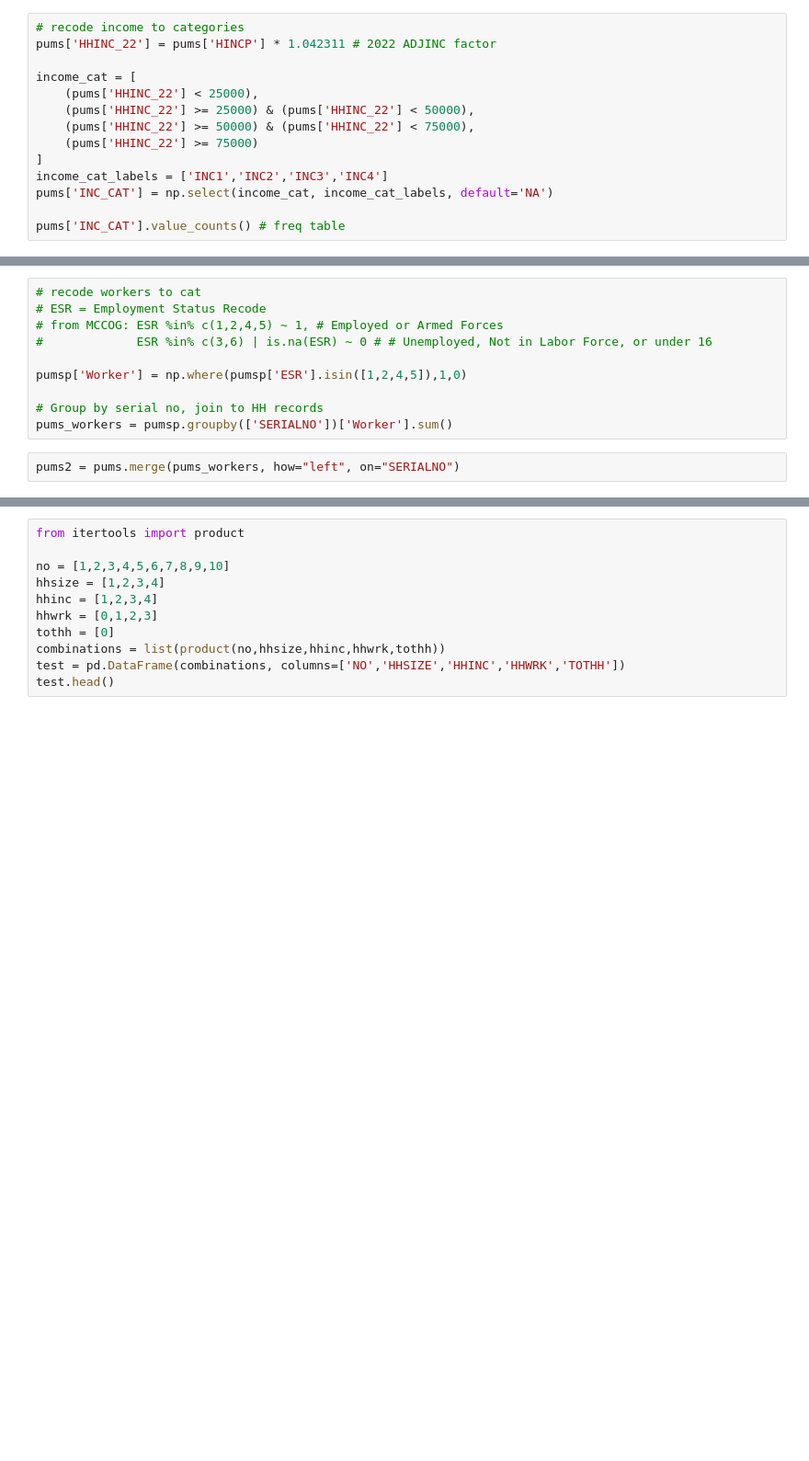
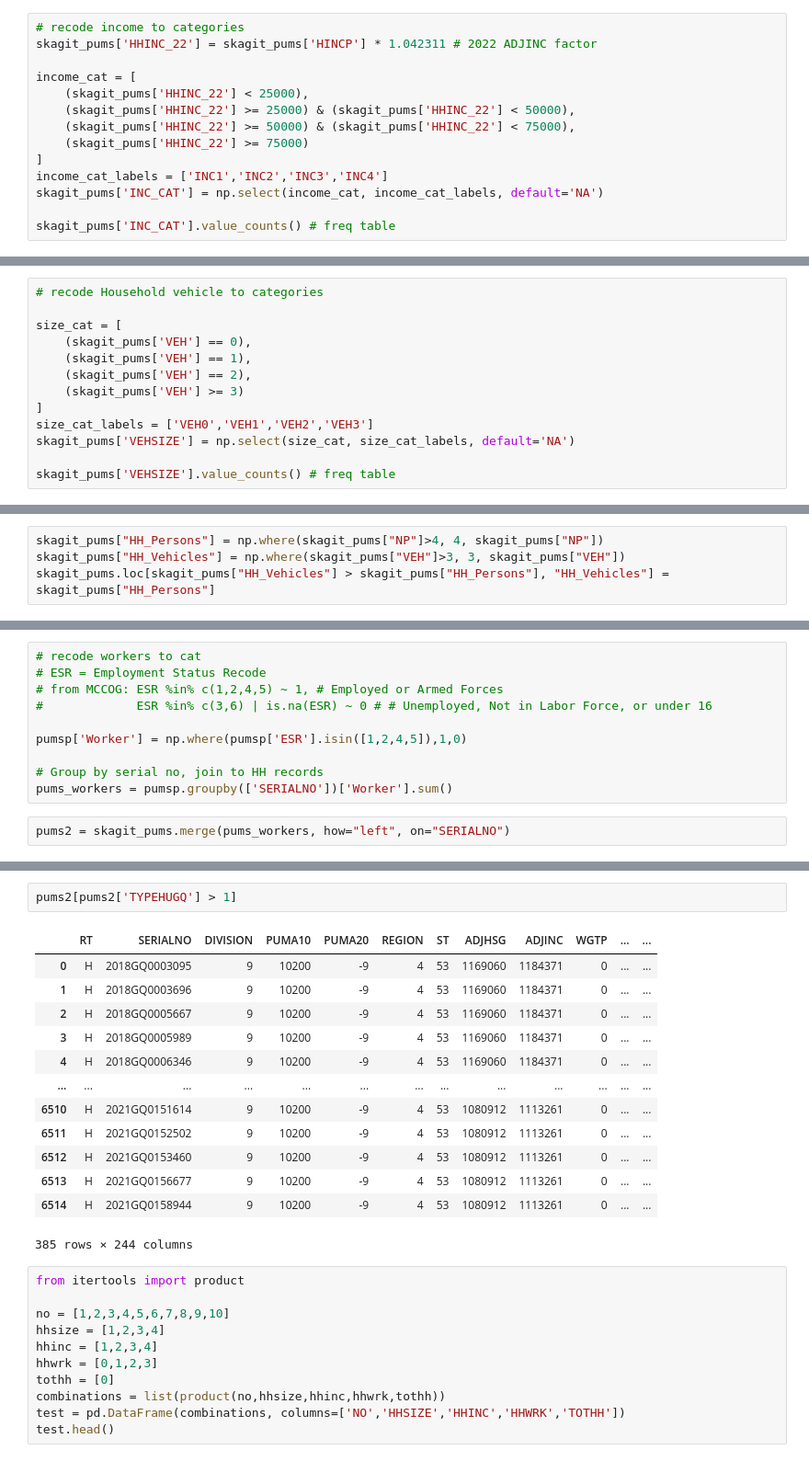
Before and after one commit to RSGInc/scog_model, a Jupyter notebook: 1-Inputs_Preparation/1_census.ipynb, the cells around one changed output, grey strips where cells are left out. Shown: that part at 92% size. Cells and saved outputs as stored; diff of their text form; blank space fills up the shorter version.

```diff
--- a/1-Inputs_Preparation/1_census.ipynb
+++ b/1-Inputs_Preparation/1_census.ipynb
@@ -267,15 +363,15 @@ Name: count, dtype: int64
 # %%
 # recode income to categories
-pums['HHINC_22'] = pums['HINCP'] * 1.042311 # 2022 ADJINC factor
+skagit_pums['HHINC_22'] = skagit_pums['HINCP'] * 1.042311 # 2022 ADJINC factor
 
 income_cat = [
-    (pums['HHINC_22'] < 25000),
-    (pums['HHINC_22'] >= 25000) & (pums['HHINC_22'] < 50000),
-    (pums['HHINC_22'] >= 50000) & (pums['HHINC_22'] < 75000),
-    (pums['HHINC_22'] >= 75000)
+    (skagit_pums['HHINC_22'] < 25000),
+    (skagit_pums['HHINC_22'] >= 25000) & (skagit_pums['HHINC_22'] < 50000),
+    (skagit_pums['HHINC_22'] >= 50000) & (skagit_pums['HHINC_22'] < 75000),
+    (skagit_pums['HHINC_22'] >= 75000)
 ]
 income_cat_labels = ['INC1','INC2','INC3','INC4']
-pums['INC_CAT'] = np.select(income_cat, income_cat_labels, default='NA')
+skagit_pums['INC_CAT'] = np.select(income_cat, income_cat_labels, default='NA')
 
-pums['INC_CAT'].value_counts() # freq table
+skagit_pums['INC_CAT'].value_counts() # freq table
 # %% [output]
@@ -288,0 +395,13 @@ Name: count, dtype: int64
+# %%
+# recode Household vehicle to categories
+
+size_cat = [
+    (skagit_pums['VEH'] == 0),
+    (skagit_pums['VEH'] == 1),
+    (skagit_pums['VEH'] == 2),
+    (skagit_pums['VEH'] >= 3)
+]
+size_cat_labels = ['VEH0','VEH1','VEH2','VEH3']
+skagit_pums['VEHSIZE'] = np.select(size_cat, size_cat_labels, default='NA')
+
+skagit_pums['VEHSIZE'].value_counts() # freq table
@@ -291 +436,5 @@ pums_sizebyinc = pd.crosstab(pums['HHSIZE'],pums['INC_CAT'], rownames=['HHSize']
 pums_sizebyinc.to_csv('PUMS_SizebyIncome.csv')
+# %%
+skagit_pums["HH_Persons"] = np.where(skagit_pums["NP"]>4, 4, skagit_pums["NP"])
+skagit_pums["HH_Vehicles"] = np.where(skagit_pums["VEH"]>3, 3, skagit_pums["VEH"])
+skagit_pums.loc[skagit_pums["HH_Vehicles"] > skagit_pums["HH_Persons"], "HH_Vehicles"] = skagit_pums["HH_Persons"]
@@ -303,4 +466,4 @@ pumsp['Worker'] = np.where(pumsp['ESR'].isin([1,2,4,5]),1,0)
 # Group by serial no, join to HH records
 pums_workers = pumsp.groupby(['SERIALNO'])['Worker'].sum()
 # %%
-pums2 = pums.merge(pums_workers, how="left", on="SERIALNO")
+pums2 = skagit_pums.merge(pums_workers, how="left", on="SERIALNO")
@@ -329,3 +497,19 @@ pums_sizebywrk.to_csv('PUMS_SizebyWorkers.csv')
+# %%
+pums2[pums2['TYPEHUGQ'] > 1]
+# %% [output]
+|  | RT | SERIALNO | DIVISION | PUMA10 | PUMA20 | REGION | ST | ADJHSG | ADJINC | WGTP | ... | ... |
+| 0 | H | 2018GQ0003095 | 9 | 10200 | -9 | 4 | 53 | 1169060 | 1184371 | 0 | ... | ... |
+| 1 | H | 2018GQ0003696 | 9 | 10200 | -9 | 4 | 53 | 1169060 | 1184371 | 0 | ... | ... |
+| 2 | H | 2018GQ0005667 | 9 | 10200 | -9 | 4 | 53 | 1169060 | 1184371 | 0 | ... | ... |
+| 3 | H | 2018GQ0005989 | 9 | 10200 | -9 | 4 | 53 | 1169060 | 1184371 | 0 | ... | ... |
+| 4 | H | 2018GQ0006346 | 9 | 10200 | -9 | 4 | 53 | 1169060 | 1184371 | 0 | ... | ... |
+| ... | ... | ... | ... | ... | ... | ... | ... | ... | ... | ... | ... | ... |
+| 6510 | H | 2021GQ0151614 | 9 | 10200 | -9 | 4 | 53 | 1080912 | 1113261 | 0 | ... | ... |
+| 6511 | H | 2021GQ0152502 | 9 | 10200 | -9 | 4 | 53 | 1080912 | 1113261 | 0 | ... | ... |
+| 6512 | H | 2021GQ0153460 | 9 | 10200 | -9 | 4 | 53 | 1080912 | 1113261 | 0 | ... | ... |
+| 6513 | H | 2021GQ0156677 | 9 | 10200 | -9 | 4 | 53 | 1080912 | 1113261 | 0 | ... | ... |
+| 6514 | H | 2021GQ0158944 | 9 | 10200 | -9 | 4 | 53 | 1080912 | 1113261 | 0 | ... | ... |
+385 rows × 244 columns
 # %%
 from itertools import product
 
```
Also changed, not shown: parts of 27 cells of this notebook, 13 other files.
